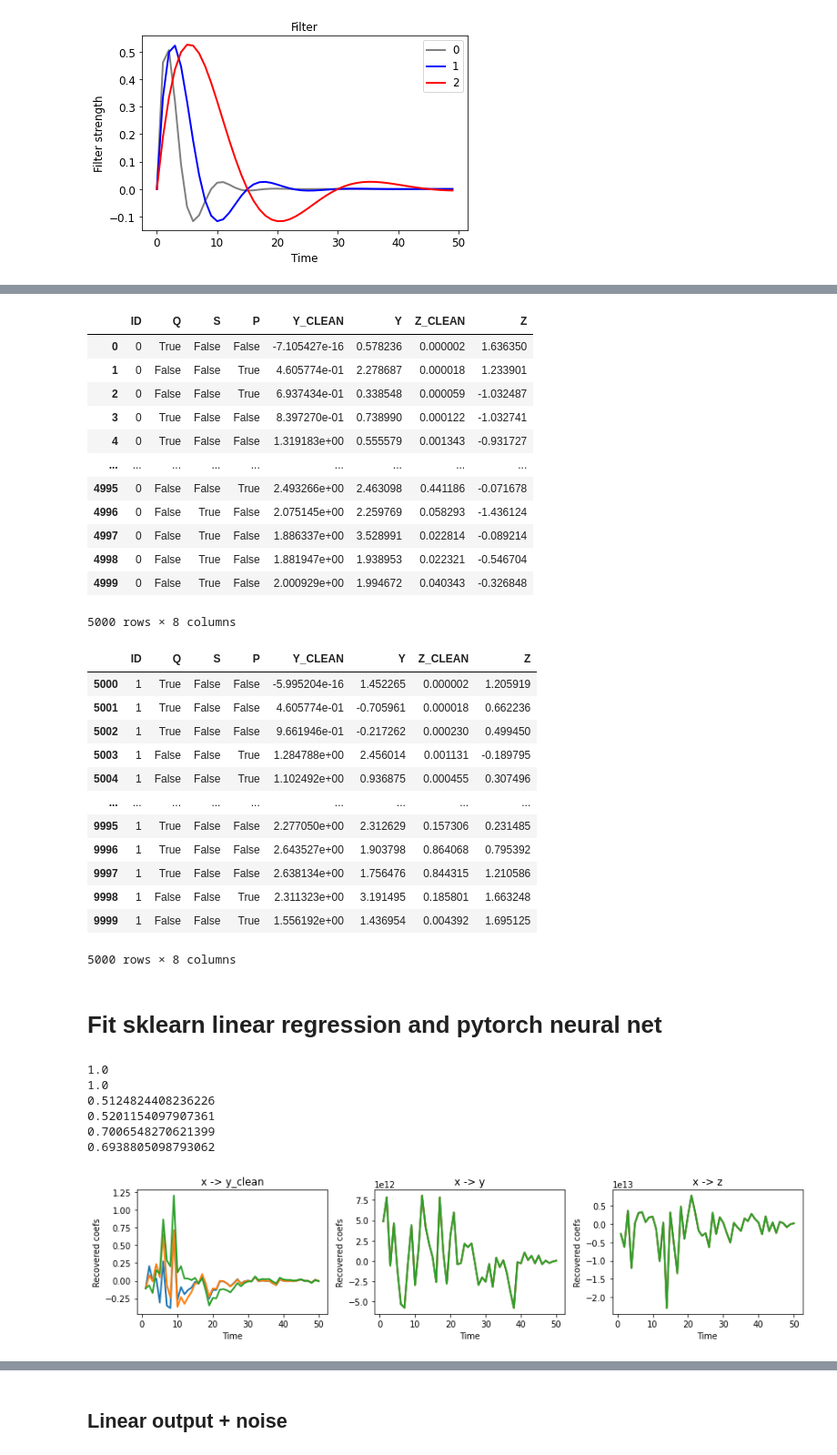
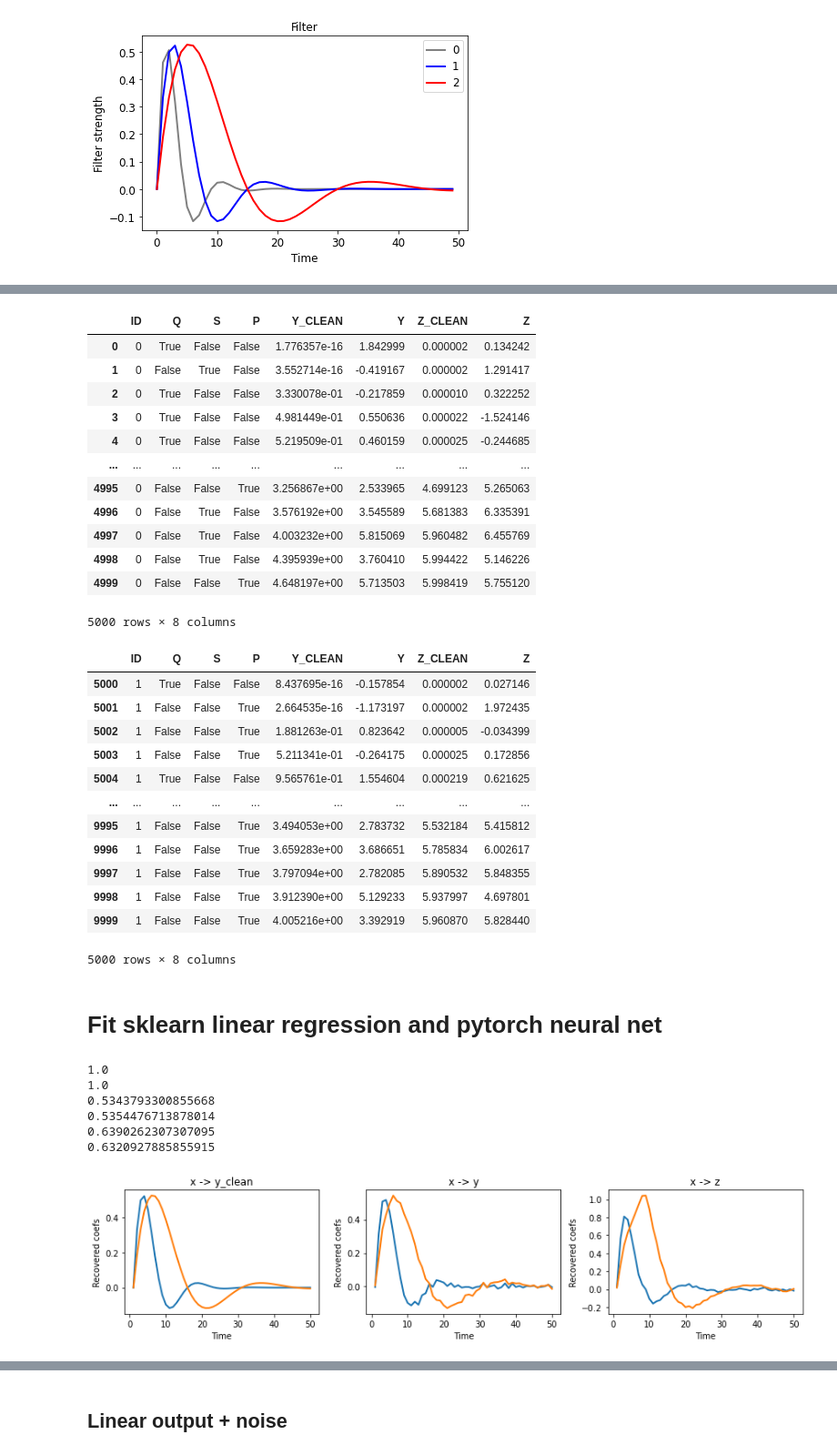
Before and after one commit to rkp8000/etudes, a Jupyter notebook: symbol_torch_ff.ipynb, the cells around one changed output, grey strips where cells are left out. Shown: that part at 91% size. Drawn from its saved outputs; the diff is of its cells as text; code cells hidden in the pictures.

Commit message:
Remove quiet signal from input to decrease input correlations and rerun.

```diff
--- a/symbol_torch_ff.ipynb
+++ b/symbol_torch_ff.ipynb
@@ -61,8 +61,7 @@ zs = []
 zs_clean = []
 
 for x in xs:
-    y = signal.fftconvolve((x == 0).astype(float), hs[0], mode='full')[:len(x)] \
-        + signal.fftconvolve((x == 1).astype(float), hs[1], mode='full')[:len(x)] \
+    y = signal.fftconvolve((x == 1).astype(float), hs[1], mode='full')[:len(x)] \
         + signal.fftconvolve((x == 2).astype(float), hs[2], mode='full')[:len(x)]
 
     ys_clean.append(y)
@@ -167,33 +166,33 @@ R^2 between best z predicted and z:
 df[df['ID'] == 0]
 # %% [output]
 |  | ID | Q | S | P | Y_CLEAN | Y | Z_CLEAN | Z |
-| 0 | 0 | True | False | False | -7.105427e-16 | 0.578236 | 0.000002 | 1.636350 |
-| 1 | 0 | False | False | True | 4.605774e-01 | 2.278687 | 0.000018 | 1.233901 |
-| 2 | 0 | False | False | True | 6.937434e-01 | 0.338548 | 0.000059 | -1.032487 |
-| 3 | 0 | True | False | False | 8.397270e-01 | 0.738990 | 0.000122 | -1.032741 |
-| 4 | 0 | True | False | False | 1.319183e+00 | 0.555579 | 0.001343 | -0.931727 |
+| 0 | 0 | True | False | False | 1.776357e-16 | 1.842999 | 0.000002 | 0.134242 |
+| 1 | 0 | False | True | False | 3.552714e-16 | -0.419167 | 0.000002 | 1.291417 |
+| 2 | 0 | True | False | False | 3.330078e-01 | -0.217859 | 0.000010 | 0.322252 |
+| 3 | 0 | True | False | False | 4.981449e-01 | 0.550636 | 0.000022 | -1.524146 |
+| 4 | 0 | True | False | False | 5.219509e-01 | 0.460159 | 0.000025 | -0.244685 |
 | ... | ... | ... | ... | ... | ... | ... | ... | ... |
-| 4995 | 0 | False | False | True | 2.493266e+00 | 2.463098 | 0.441186 | -0.071678 |
-| 4996 | 0 | False | True | False | 2.075145e+00 | 2.259769 | 0.058293 | -1.436124 |
-| 4997 | 0 | False | True | False | 1.886337e+00 | 3.528991 | 0.022814 | -0.089214 |
-| 4998 | 0 | False | True | False | 1.881947e+00 | 1.938953 | 0.022321 | -0.546704 |
-| 4999 | 0 | False | True | False | 2.000929e+00 | 1.994672 | 0.040343 | -0.326848 |
+| 4995 | 0 | False | False | True | 3.256867e+00 | 2.533965 | 4.699123 | 5.265063 |
+| 4996 | 0 | False | True | False | 3.576192e+00 | 3.545589 | 5.681383 | 6.335391 |
+| 4997 | 0 | False | True | False | 4.003232e+00 | 5.815069 | 5.960482 | 6.455769 |
+| 4998 | 0 | False | True | False | 4.395939e+00 | 3.760410 | 5.994422 | 5.146226 |
+| 4999 | 0 | False | False | True | 4.648197e+00 | 5.713503 | 5.998419 | 5.755120 |
 5000 rows × 8 columns
 # %%
 df[df['ID'] == 1]
 # %% [output]
 |  | ID | Q | S | P | Y_CLEAN | Y | Z_CLEAN | Z |
-| 5000 | 1 | True | False | False | -5.995204e-16 | 1.452265 | 0.000002 | 1.205919 |
-| 5001 | 1 | True | False | False | 4.605774e-01 | -0.705961 | 0.000018 | 0.662236 |
-| 5002 | 1 | True | False | False | 9.661946e-01 | -0.217262 | 0.000230 | 0.499450 |
-| 5003 | 1 | False | False | True | 1.284788e+00 | 2.456014 | 0.001131 | -0.189795 |
-| 5004 | 1 | False | False | True | 1.102492e+00 | 0.936875 | 0.000455 | 0.307496 |
+| 5000 | 1 | True | False | False | 8.437695e-16 | -0.157854 | 0.000002 | 0.027146 |
+| 5001 | 1 | False | False | True | 2.664535e-16 | -1.173197 | 0.000002 | 1.972435 |
+| 5002 | 1 | False | False | True | 1.881263e-01 | 0.823642 | 0.000005 | -0.034399 |
+| 5003 | 1 | False | False | True | 5.211341e-01 | -0.264175 | 0.000025 | 0.172856 |
+| 5004 | 1 | True | False | False | 9.565761e-01 | 1.554604 | 0.000219 | 0.621625 |
 | ... | ... | ... | ... | ... | ... | ... | ... | ... |
-| 9995 | 1 | True | False | False | 2.277050e+00 | 2.312629 | 0.157306 | 0.231485 |
-| 9996 | 1 | True | False | False | 2.643527e+00 | 1.903798 | 0.864068 | 0.795392 |
-| 9997 | 1 | True | False | False | 2.638134e+00 | 1.756476 | 0.844315 | 1.210586 |
-| 9998 | 1 | False | False | True | 2.311323e+00 | 3.191495 | 0.185801 | 1.663248 |
-| 9999 | 1 | False | False | True | 1.556192e+00 | 1.436954 | 0.004392 | 1.695125 |
+| 9995 | 1 | False | False | True | 3.494053e+00 | 2.783732 | 5.532184 | 5.415812 |
+| 9996 | 1 | False | False | True | 3.659283e+00 | 3.686651 | 5.785834 | 6.002617 |
+| 9997 | 1 | False | False | True | 3.797094e+00 | 2.782085 | 5.890532 | 5.848355 |
+| 9998 | 1 | False | False | True | 3.912390e+00 | 5.129233 | 5.937997 | 4.697801 |
+| 9999 | 1 | False | False | True | 4.005216e+00 | 3.392919 | 5.960870 | 5.828440 |
 5000 rows × 8 columns
 # %% [markdown]
 # Fit sklearn linear regression and pytorch neural net
@@ -215,8 +214,9 @@ class SymDataset(Dataset):
         for ctr in range(*rtr):
             df_tr = df[df['ID'] == ctr]
             for t in range(lag, len(df_tr)+1):
+
                 xs.append(np.concatenate([
-                    df_tr['Q'].iloc[t-lag:t], df_tr['S'].iloc[t-lag:t], df_tr['P'].iloc[t-lag:t]]))
+                    df_tr['S'].iloc[t-lag:t], df_tr['P'].iloc[t-lag:t]]))
 
                 ys.append(df_tr['Y'].iloc[t-1])
                 ys_clean.append(df_tr['Y_CLEAN'].iloc[t-1])
@@ -251,36 +251,36 @@ sym_data_test = SymDataset('data.csv', rtr=(20, 25), transform=None)  # note: To
 # %%
 # fit using scikit-learn LinearRegression
 fig, axs = plt.subplots(1, 3, figsize=(12, 3), tight_layout=True)
 
 mdl = linear_model.LinearRegression().fit(sym_data_train.xs, sym_data_train.ys_clean)
 print(mdl.score(sym_data_train.xs, sym_data_train.ys_clean))
 print(mdl.score(sym_data_test.xs, sym_data_test.ys_clean))
-axs[0].plot(np.arange(50, 0, -1), mdl.coef_.reshape(3, 50).T, lw=2)
+axs[0].plot(np.arange(50, 0, -1), mdl.coef_.reshape(2, 50).T, lw=2)
 axs[0].set_title('x -> y_clean')
 
 mdl = linear_model.LinearRegression().fit(sym_data_train.xs, sym_data_train.ys)
 print(mdl.score(sym_data_train.xs, sym_data_train.ys))
 print(mdl.score(sym_data_test.xs, sym_data_test.ys))
-axs[1].plot(np.arange(50, 0, -1), mdl.coef_.reshape(3, 50).T, lw=2)
+axs[1].plot(np.arange(50, 0, -1), mdl.coef_.reshape(2, 50).T, lw=2)
 axs[1].set_title('x -> y')
 
 mdl = linear_model.LinearRegression().fit(sym_data_train.xs, sym_data_train.zs)
 print(mdl.score(sym_data_train.xs, sym_data_train.zs))
 print(mdl.score(sym_data_test.xs, sym_data_test.zs))
-axs[2].plot(np.arange(50, 0, -1), mdl.coef_.reshape(3, 50).T, lw=2)
+axs[2].plot(np.arange(50, 0, -1), mdl.coef_.reshape(2, 50).T, lw=2)
 axs[2].set_title('x -> z')
 
 for ax in axs:
     ax.set_xlabel('Time')
     ax.set_ylabel('Recovered coefs')
 # %% [output]
 1.0
 1.0
-0.5124824408236226
-0.5201154097907361
-0.7006548270621399
-0.6938805098793062
+0.5343793300855668
+0.5354476713878014
+0.6390262307307095
+0.6320927885855915
-[figure, old version]
+[figure, new version]
 # %%
 # make data loaders
 train_dataloader = DataLoader(sym_data_train, batch_size=64, shuffle=True)
```
Also changed, not shown: parts of 20 cells of this notebook.
